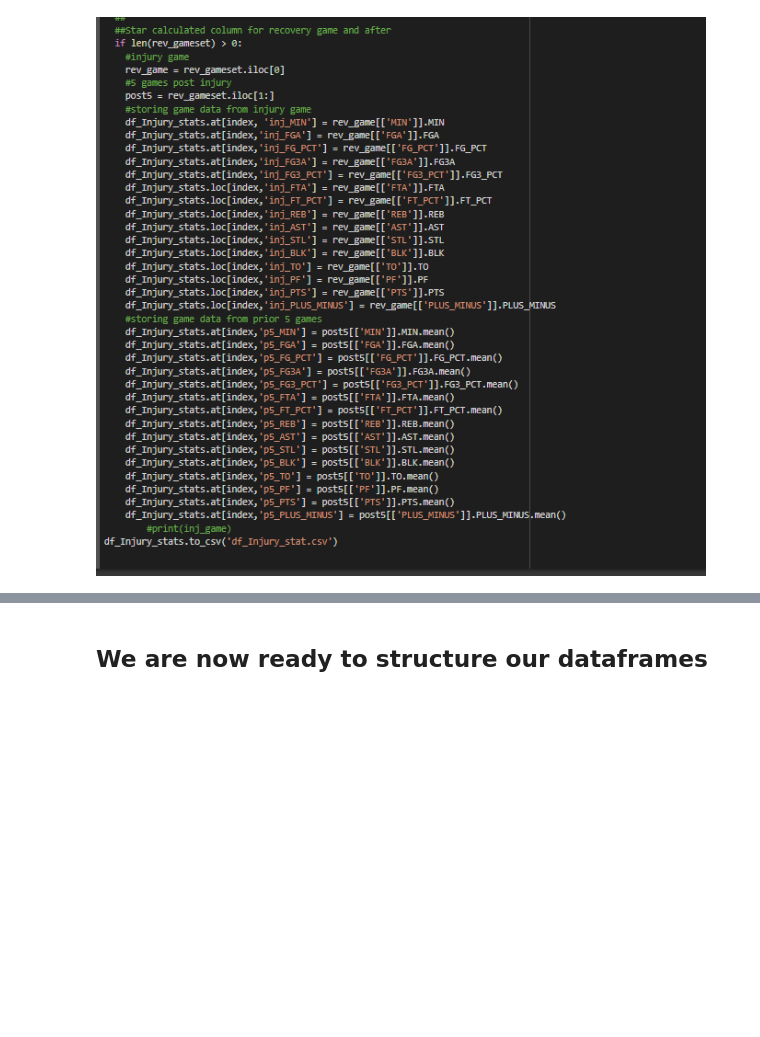
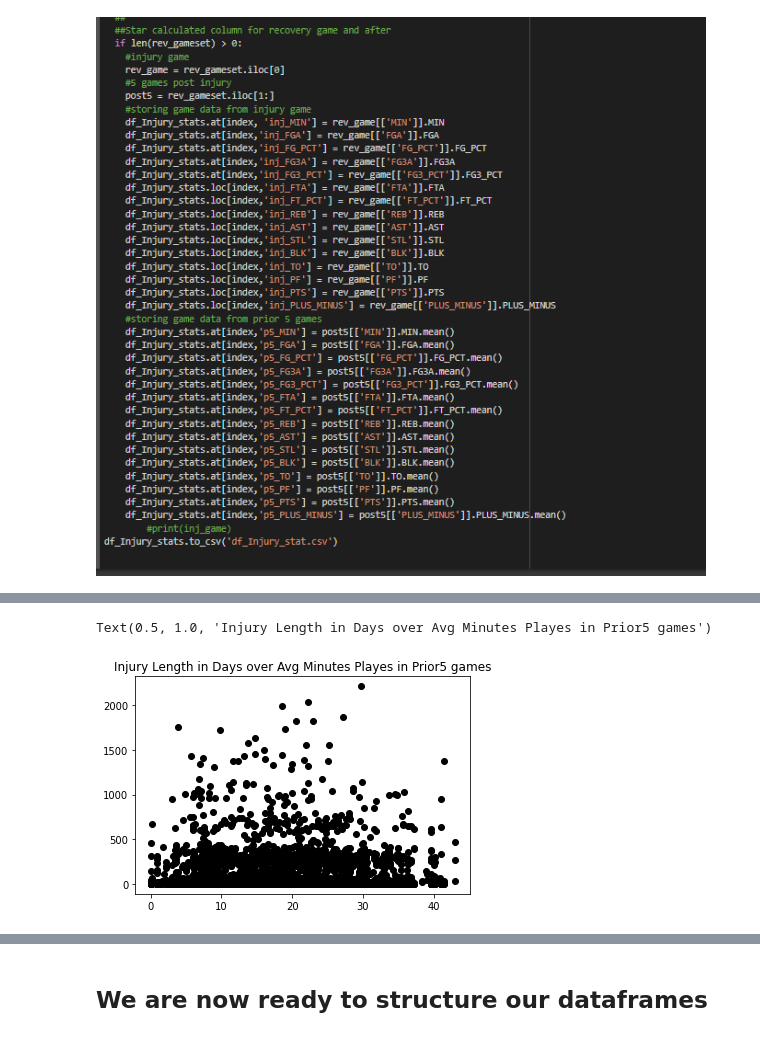
Before and after one commit to cybertraining-dsc/fa20-523-301, a Jupyter notebook: project/project.ipynb, the cells around one changed output, grey strips where cells are left out. Cells and saved outputs as stored; diff of their text form; code cells hidden in the pictures; blank space fills up the shorter version.

```diff
--- a/project/project.ipynb
+++ b/project/project.ipynb
@@ -149,0 +159,7 @@ df_Injury_stats.head()
+# %%
+plt.plot(df_Injury_stats['p5_MIN'], df_Injury_stats['InjuryLengthDays'], 'o', color='black')
+#plt.yticks(np.arange(0, 800, 100.0))
+plt.title("Injury Length in Days over Avg Minutes Playes in Prior5 games")
+# %% [output]
+Text(0.5, 1.0, 'Injury Length in Days over Avg Minutes Playes in Prior5 games')
+[figure, added]
```
Also changed, not shown: parts of 5 cells of this notebook.
